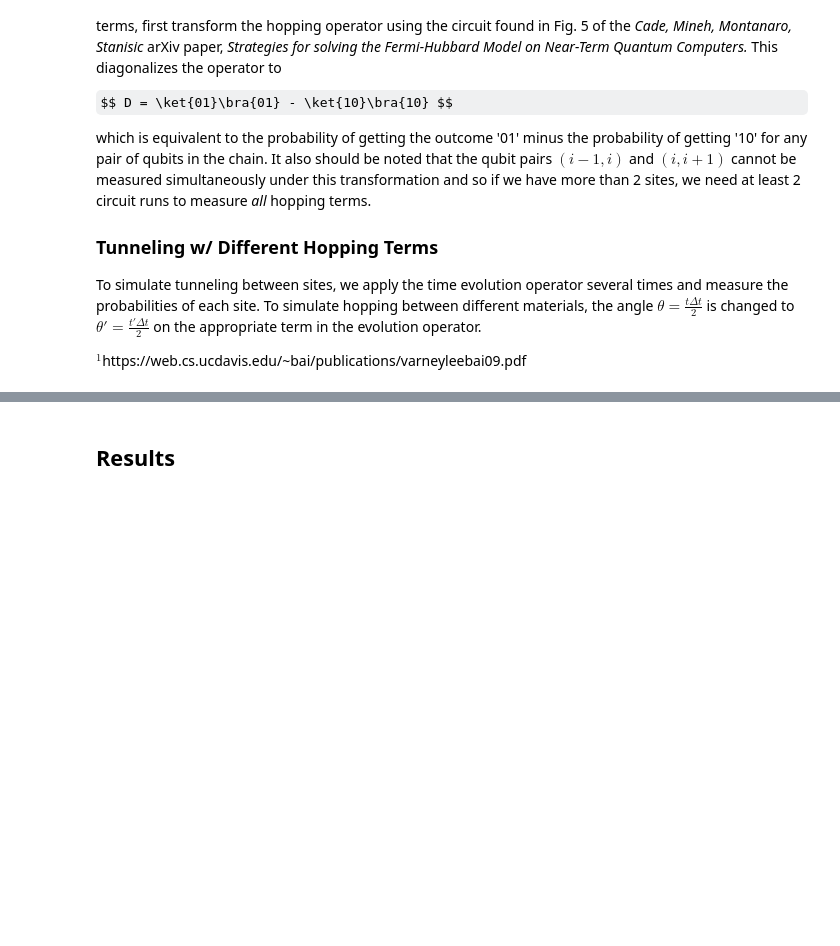
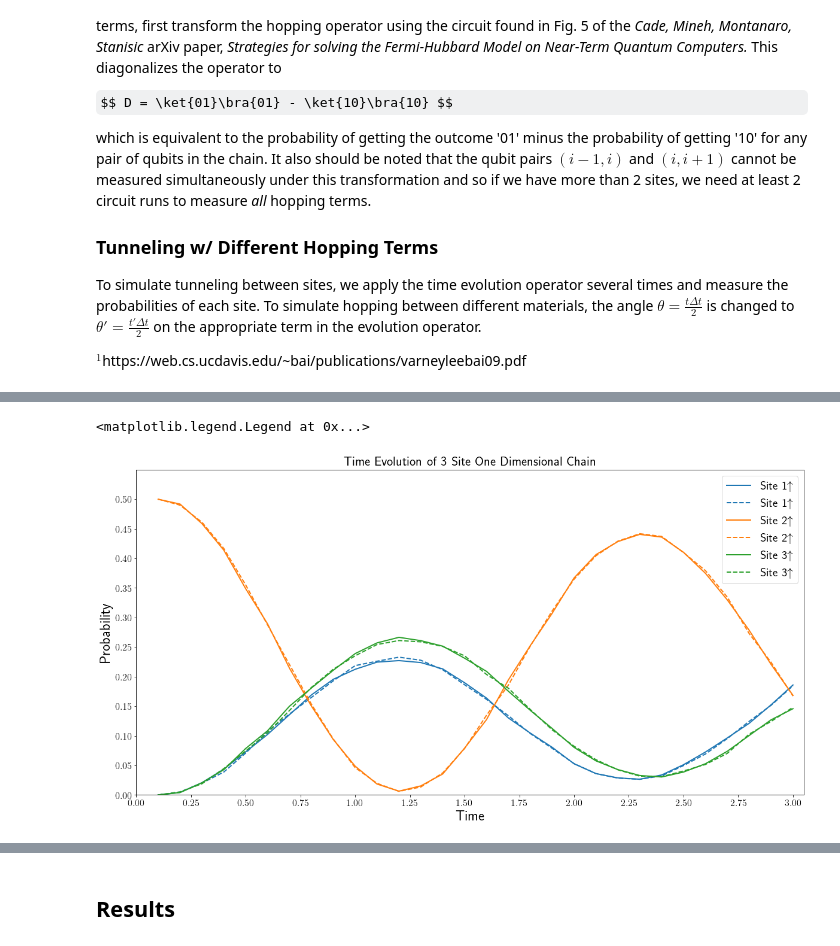
Before and after one commit to kaelynj/Qiskit-HubbardModel, a Jupyter notebook: Hubbard-Time-Evolution.ipynb, the cells around one changed output, grey strips where cells are left out. Cells and saved outputs as stored; diff of their text form; code cells hidden in the pictures; some formulas as TeX source; blank space fills up the shorter version.

Commit message:
Generalized code to be able to simulate n sites.  Added some results

```diff
--- a/Hubbard-Time-Evolution.ipynb
+++ b/Hubbard-Time-Evolution.ipynb
@@ -128,7 +128,10 @@ from qiskit.visualization import *
 provider = IBMQ.load_account()
 
 import matplotlib.pyplot as plt
+import matplotlib.colors as mcolors
 import numpy as np
+from matplotlib import rcParams
+rcParams['text.usetex'] = True
 
 #Useful tool for later plotting
 def get_bin(x, n=0):
@@ -271,0 +238,11 @@ qcirc.draw()
+# %%
+# Set Parameters
+
+dt = 0.1 #Delta t
+t = 1.0  #Hopping parameter
+U = 2.  #On-Site repulsion
+time_steps = 30
+nsite = 3
+
+#Run simulation
+run_results = sys_evolve(nsite, dt, t, U, time_steps)
@@ -272 +267,40 @@ qcirc.draw()
+# %%
+#Process and plot data
+proc_data = np.zeros((2*nsite, time_steps))
+times = np.arange(dt,time_steps*dt+dt, dt)
+for t in range(time_steps):
+    for i in range(2**(2*nsite)):
+        num = get_bin(i, 2*nsite)
+        for mode in range(len(num)):
+            if num[mode]=='1':
+                proc_data[mode,t] += run_results[i,t]
+    norm = 0.0
+    for mode in range(len(num)):
+        norm += proc_data[mode,t]
+    proc_data[:,t] = proc_data[:,t] / norm
+
+
+fig2, ax2 = plt.subplots(figsize=(20,10))
+colors = list(mcolors.TABLEAU_COLORS.keys())
+
+for i in range(nsite):
+    #Create string label
+    strup = "Site "+str(i+1)+r'$\uparrow$'
+    strdwn = "Site "+str(i+1)+r'$\downarrow$'
+    ax2.plot(times, proc_data[i,:], linestyle='-', color=str(colors[i]), linewidth=2, label=strup)
+    ax2.plot(times, proc_data[i+nsite,:], linestyle='--', color=str(colors[i]), linewidth=2, label=strup)
+
+
+ax2.set_ylim(0, 0.55)
+ax2.set_xlim(0, time_steps*dt+dt/2.)
+ax2.set_xticks(np.arange(0,time_steps*dt+dt, 0.25))
+ax2.set_yticks(np.arange(0,0.55, 0.05))
+ax2.tick_params(labelsize=16)
+ax2.set_title('Time Evolution of 3 Site One Dimensional Chain', fontsize=22)
+ax2.set_xlabel('Time', fontsize=24)
+ax2.set_ylabel('Probability', fontsize=24)
+ax2.legend(fontsize=20)
+# %% [output]
+<matplotlib.legend.Legend at 0x...>
+[figure, added]
 # %%
```
Also changed, not shown: parts of 10 cells of this notebook, 7 other files.
